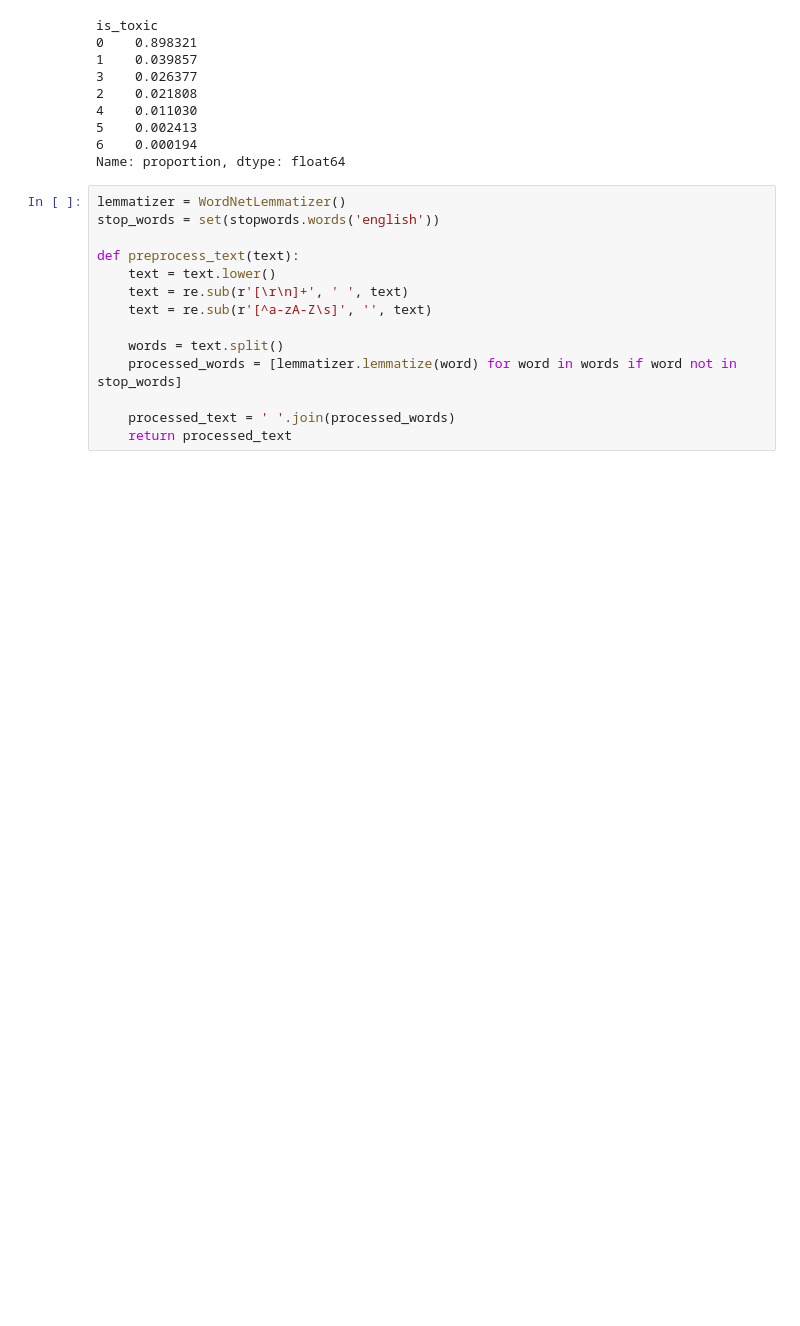
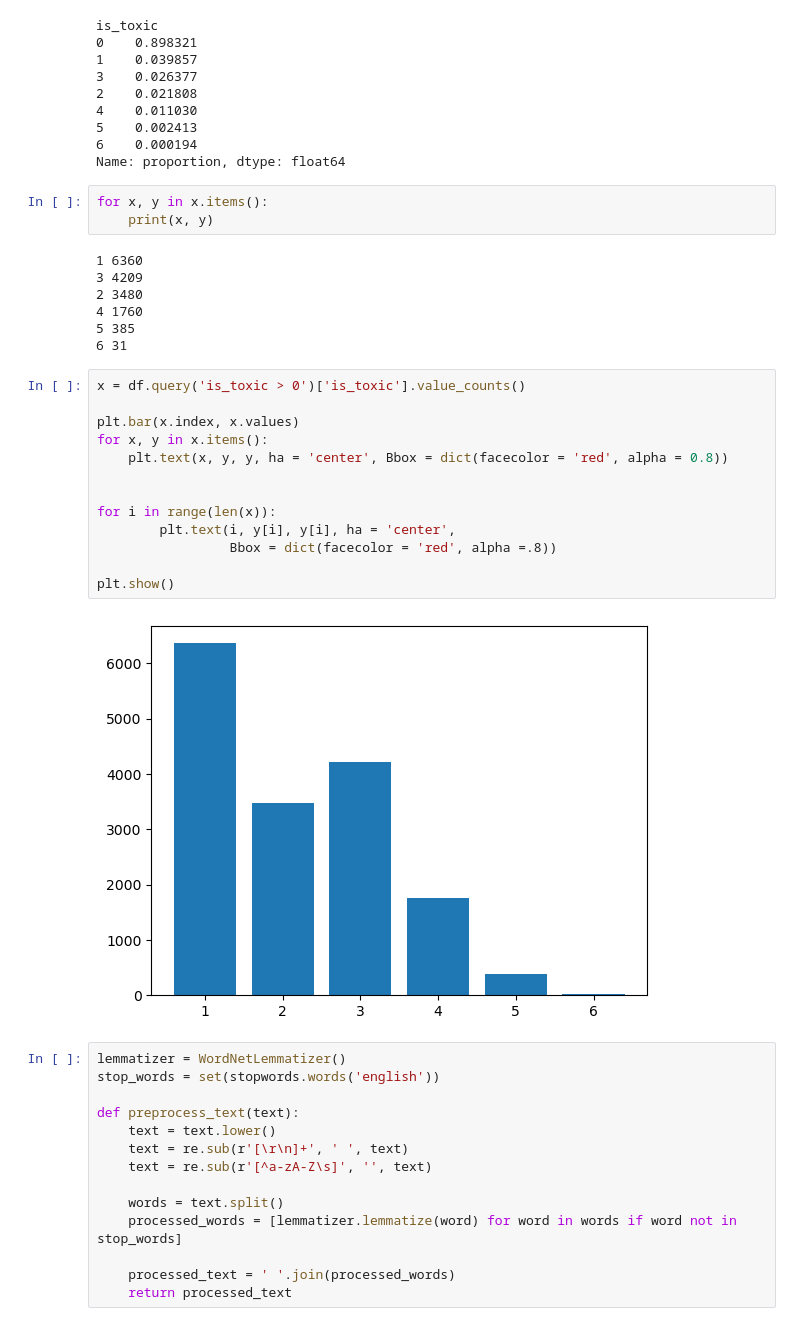
Before and after one commit to dnsshplk/Comment-SentAn, a Jupyter notebook: EDA.ipynb, the cells around one changed output. Saved outputs shown, nothing was run; the diff lists cells and outputs as text; blank space fills up the shorter version.

```diff
--- a/EDA.ipynb
+++ b/EDA.ipynb
@@ -69,6 +114,31 @@ is_toxic
 5    0.002413
 6    0.000194
 Name: proportion, dtype: float64
+# %%
+for x, y in x.items():
+    print(x, y)
+# %% [output]
+1 6360
+3 4209
+2 3480
+4 1760
+5 385
+6 31
+# %%
+x = df.query('is_toxic > 0')['is_toxic'].value_counts()
+
+plt.bar(x.index, x.values)
+for x, y in x.items():
+    plt.text(x, y, y, ha = 'center', Bbox = dict(facecolor = 'red', alpha = 0.8))
+
+
+for i in range(len(x)):
+        plt.text(i, y[i], y[i], ha = 'center',
+                 Bbox = dict(facecolor = 'red', alpha =.8))
+
+plt.show()
+# %% [output]
+[figure, added]
 # %%
 lemmatizer = WordNetLemmatizer()
 stop_words = set(stopwords.words('english'))
```
Also changed, not shown: parts of 7 cells of this notebook.
